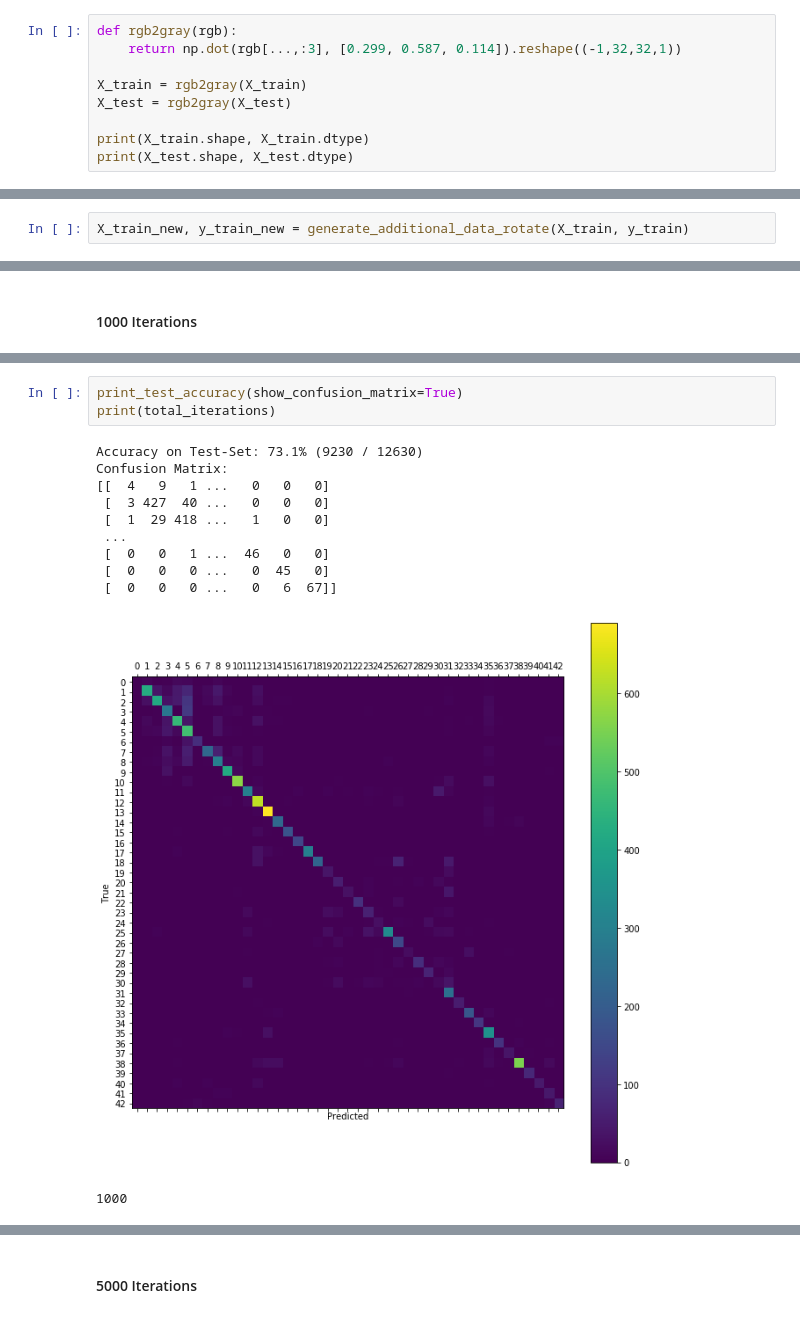
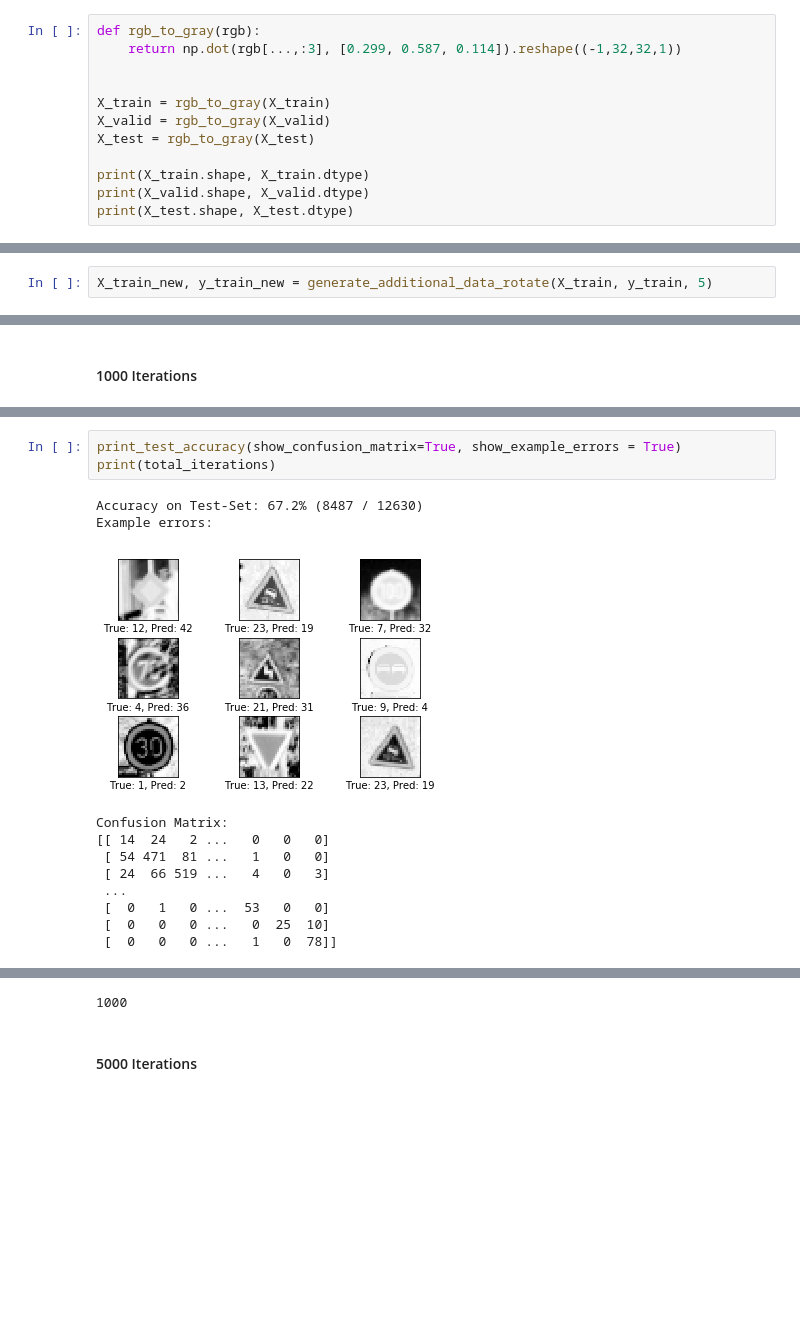
Before and after one commit to DerekSamsom/Capstone2, a Jupyter notebook: Code/Capstone_2_Traffic_sign_Recognition.ipynb, the cells around one changed output, grey strips where cells are left out. Saved outputs shown, nothing was run; the diff lists cells and outputs as text; blank space fills up the shorter version.

```diff
--- a/Code/Capstone_2_Traffic_sign_Recognition.ipynb
+++ b/Code/Capstone_2_Traffic_sign_Recognition.ipynb
@@ -113,11 +144,14 @@ X_test_3c = X_test
 # %%
-def rgb2gray(rgb):
+def rgb_to_gray(rgb):
     return np.dot(rgb[...,:3], [0.299, 0.587, 0.114]).reshape((-1,32,32,1))
 
-X_train = rgb2gray(X_train)
-X_test = rgb2gray(X_test)
+
+X_train = rgb_to_gray(X_train)
+X_valid = rgb_to_gray(X_valid)
+X_test = rgb_to_gray(X_test)
 
 print(X_train.shape, X_train.dtype)
+print(X_valid.shape, X_valid.dtype)
 print(X_test.shape, X_test.dtype)
 # %% [output]
 (34799, 32, 32, 1) float64
@@ -185,5 +247,5 @@ def generate_additional_data_rotate(x, y):
 
     return x_additional, y_additional
 # %%
-X_train_new, y_train_new = generate_additional_data_rotate(X_train, y_train)
+X_train_new, y_train_new = generate_additional_data_rotate(X_train, y_train, 5)
 # %%
@@ -649,15 +744,15 @@ Time usage: 0:05:26
 # %%
-print_test_accuracy(show_confusion_matrix=True)
+print_test_accuracy(show_confusion_matrix=True, show_example_errors = True)
 print(total_iterations)
 # %% [output]
-Accuracy on Test-Set: 73.1% (9230 / 12630)
-Confusion Matrix:
-[[  4   9   1 ...   0   0   0]
- [  3 427  40 ...   0   0   0]
- [  1  29 418 ...   1   0   0]
- ...
- [  0   0   1 ...  46   0   0]
- [  0   0   0 ...   0  45   0]
- [  0   0   0 ...   0   6  67]]
+Accuracy on Test-Set: 67.2% (8487 / 12630)
+Example errors:
-[figure, old version]
+[figure, new version]
-1000
+Confusion Matrix:
+[[ 14  24   2 ...   0   0   0]
+ [ 54 471  81 ...   1   0   0]
+ [ 24  66 519 ...   4   0   3]
+ ...
+ [  0   1   0 ...  53   0   0]
+ [  0   0   0 ...   0  25  10]
+ [  0   0   0 ...   1   0  78]]
@@ -664,3 +760,4 @@ Confusion Matrix:
+1000
 # %% [markdown]
 #### 5000 Iterations
 # %%
```
Also changed, not shown: parts of 119 cells of this notebook.
